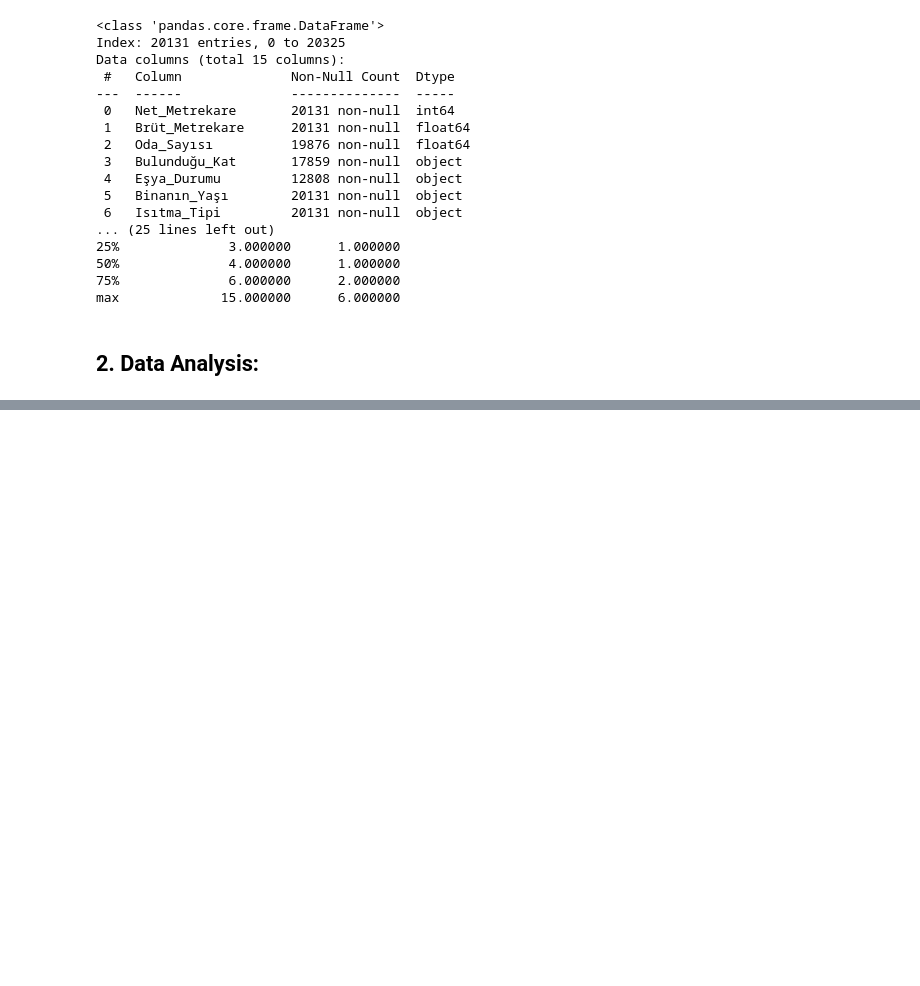
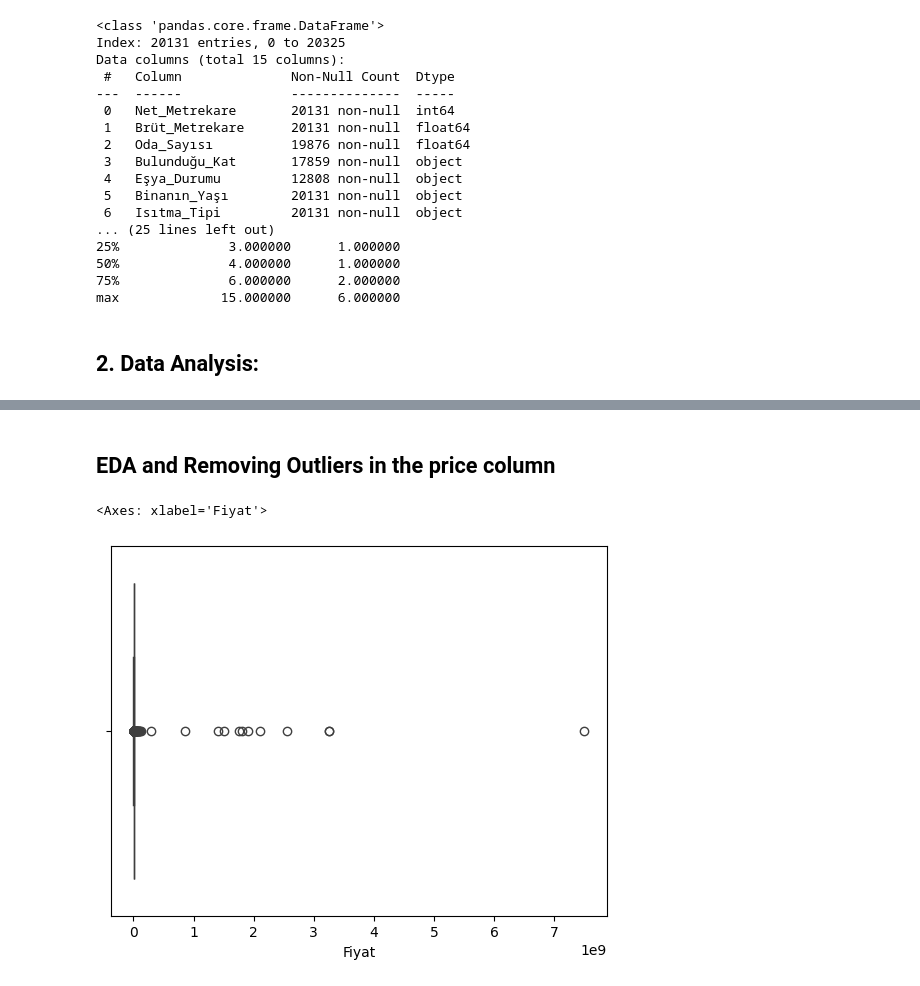
Before and after one commit to foxy0009/machine_learning_projects, a Jupyter notebook: Predicting House prices/Data_Cleaning.ipynb, the cells around one changed output, grey strips where cells are left out. Drawn from its saved outputs; the diff is of its cells as text; code cells hidden in the pictures; blank space fills up the shorter version.

```diff
--- a/Predicting House prices/Data_Cleaning.ipynb
+++ b/Predicting House prices/Data_Cleaning.ipynb
@@ -43,0 +44,7 @@ max             15.000000      6.000000
+# %%
+df.isnull().sum() # see how much empty data we have
+category_gaps=["Tapu_Durumu","Takas","Yatırıma_Uygunluk","Eşya_Durumu",'Bulunduğu_Kat'] # make a list of categorical features with empty rows
+df[category_gaps] = df[category_gaps].fillna('Unknown') # fill empty rows with 'Unknown'
+print(df[category_gaps].isnull().sum()) # check if there are any empty rows left
+df.dropna(subset=["Oda_Sayısı","Banyo_Sayısı"], inplace=True) # drop rows with empty rows in Oda_Sayısı and Banyo_Sayısı since they are small part of data
+df.info()
@@ -43,0 +75,28 @@ max             15.000000      6.000000
+# %%
+nominal_columns = [
+    "Isıtma_Tipi",'Tapu_Durumu', "Kullanım_Durumu",
+    "Takas",
+    "Yatırıma_Uygunluk",
+    "Eşya_Durumu",
+    "Şehir"
+]# make a list of nominal columns to get dummies
+df= pd.get_dummies(df, columns=nominal_columns,drop_first=True) # getting dummies for nominal columns
+print(df.head())
+# dictionary to apply ordinal encoding on age column
+age_rules = {
+    '0 (Yeni)': 0,
+    '1': 1,
+    '2': 2,
+    '3': 3,
+    '4': 4,
+    '5-10': 5,
+    '11-15': 6,
+    '16-20': 7,
+    '21 Ve Üzeri': 8
+}
+
+df['Binanın_Yaşı'] = df['Binanın_Yaşı'].map(age_rules) # map the rules to the column to apply ordinal encoding
+
+
+print(df['Binanın_Yaşı'].head())
+df.info() # check the info of the dataframe
@@ -43,0 +189,7 @@ max             15.000000      6.000000
+# %% [markdown]
+## EDA and Removing Outliers in the price column
+# %%
+sns.boxplot(x=df['Fiyat'],data=df)
+# %% [output]
+<Axes: xlabel='Fiyat'>
+[figure, added]
```
Also changed, not shown: parts of 14 cells of this notebook, 7 other files.
